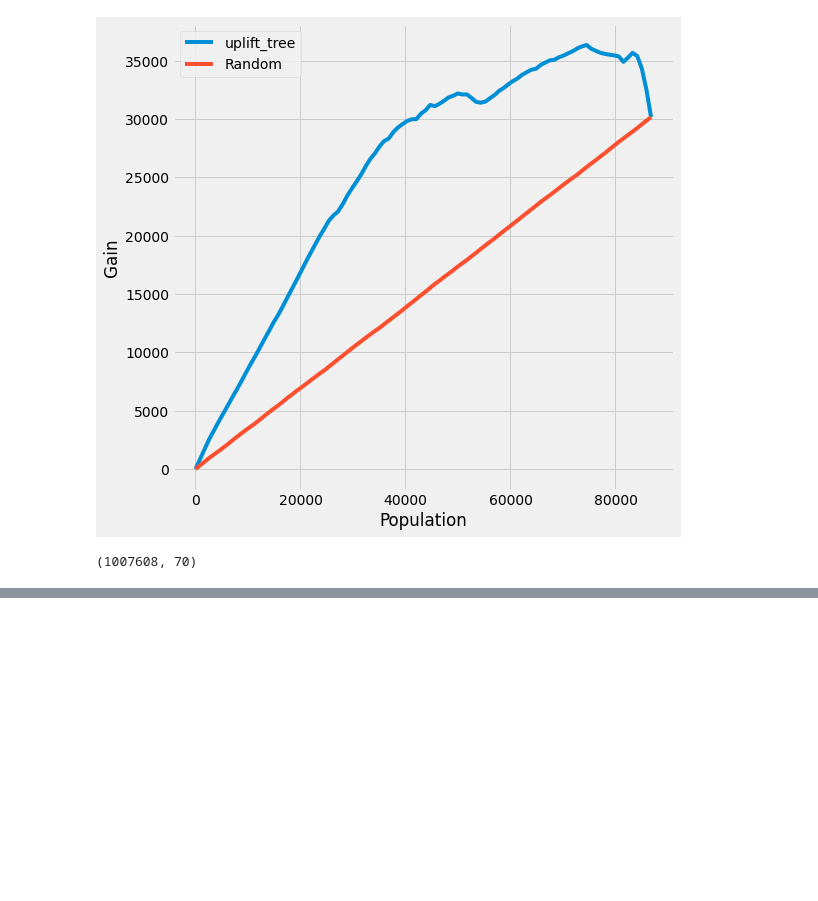
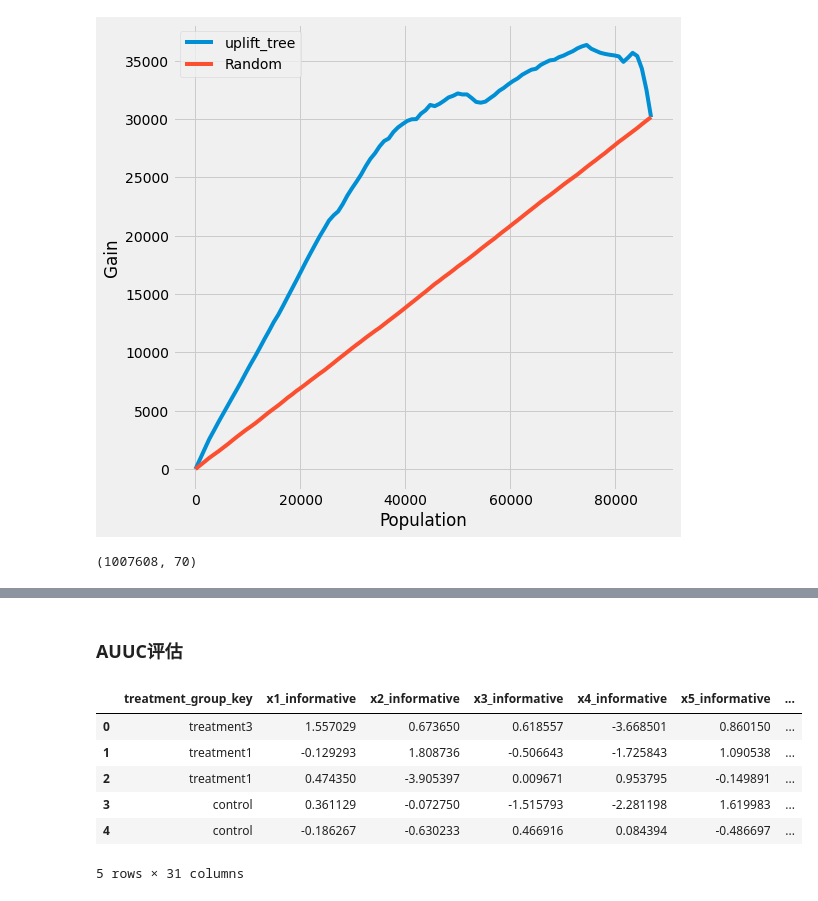
Before and after one commit to Funnyeah/personal, a Jupyter notebook: tools/python_package/CasualML/demo.ipynb, the cells around one changed output, grey strips where cells are left out. Drawn from its saved outputs; the diff is of its cells as text; code cells hidden in the pictures; blank space fills up the shorter version.

```diff
--- a/tools/python_package/CasualML/demo.ipynb
+++ b/tools/python_package/CasualML/demo.ipynb
@@ -181,0 +221,14 @@ combine.shape
+# %% [markdown]
+### AUUC评估
+# %%
+# 组装数据
+combine = pd.concat([df_test.reset_index(drop=True),df_res],axis=1)
+combine.head()
+# %% [output]
+|  | treatment_group_key | x1_informative | x2_informative | x3_informative | x4_informative | x5_informative | ... |
+| 0 | treatment3 | 1.557029 | 0.673650 | 0.618557 | -3.668501 | 0.860150 | ... |
+| 1 | treatment1 | -0.129293 | 1.808736 | -0.506643 | -1.725843 | 1.090538 | ... |
+| 2 | treatment1 | 0.474350 | -3.905397 | 0.009671 | 0.953795 | -0.149891 | ... |
+| 3 | control | 0.361129 | -0.072750 | -1.515793 | -2.281198 | 1.619983 | ... |
+| 4 | control | -0.186267 | -0.630233 | 0.466916 | 0.084394 | -0.486697 | ... |
+5 rows × 31 columns
```
Also changed, not shown: parts of 13 cells of this notebook, 38 other files.
